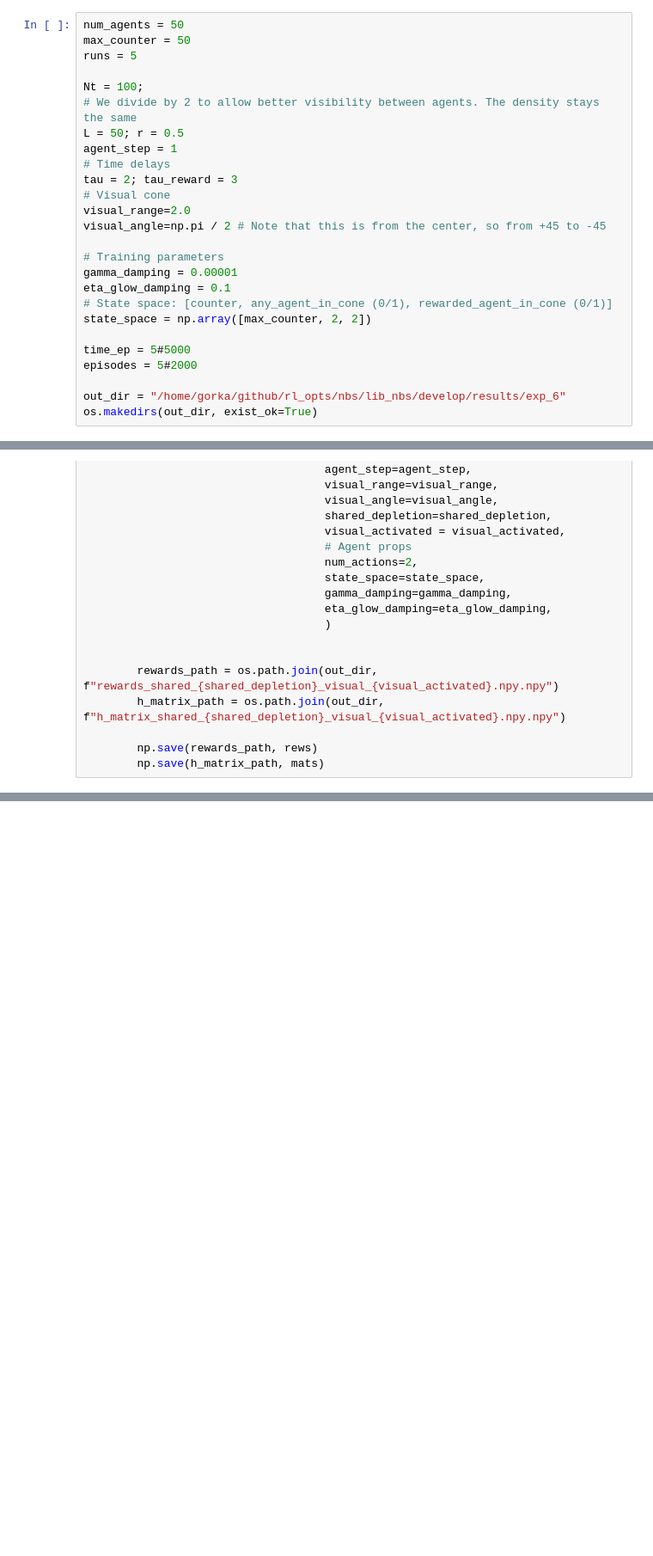
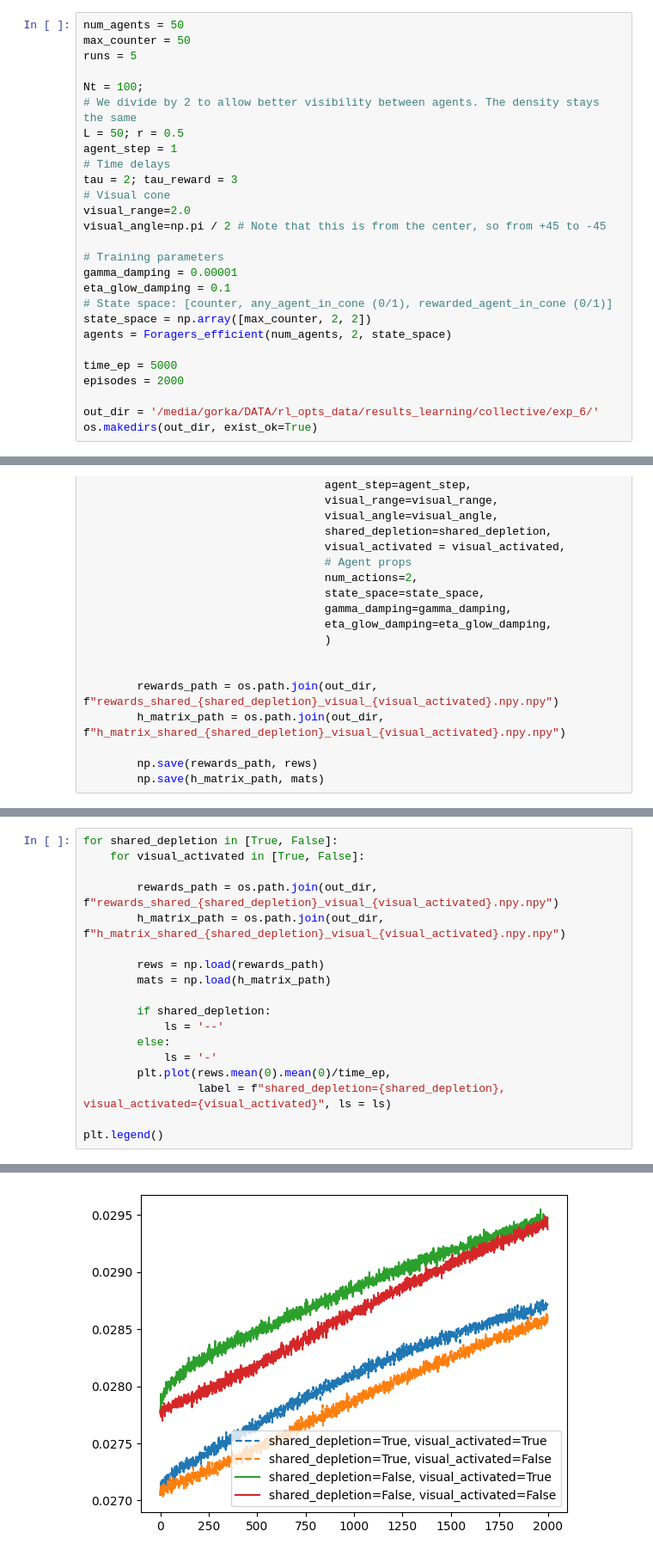
Before and after one commit to gorkamunoz/rl_opts, a Jupyter notebook: nbs/lib_nbs/develop/collective.ipynb, the cells around one changed output, grey strips where cells are left out. Shown at 86% size. Saved outputs shown, nothing was run; the diff lists cells and outputs as text; blank space fills up the shorter version.

```diff
--- a/nbs/lib_nbs/develop/collective.ipynb
+++ b/nbs/lib_nbs/develop/collective.ipynb
@@ -2104,11 +2101,12 @@ gamma_damping = 0.00001
 eta_glow_damping = 0.1
 # State space: [counter, any_agent_in_cone (0/1), rewarded_agent_in_cone (0/1)]
 state_space = np.array([max_counter, 2, 2])
+agents = Foragers_efficient(num_agents, 2, state_space)
 
-time_ep = 5#5000
-episodes = 5#2000
+time_ep = 5000
+episodes = 2000
 
-out_dir = "/home/gorka/github/rl_opts/nbs/lib_nbs/develop/results/exp_6"
+out_dir = '/media/gorka/DATA/rl_opts_data/results_learning/collective/exp_6/'
 os.makedirs(out_dir, exist_ok=True)
 # %%
 
@@ -2145,0 +2174,19 @@ for shared_depletion in [True, False]:
+# %%
+for shared_depletion in [True, False]:
+    for visual_activated in [True, False]:
+
+        rewards_path = os.path.join(out_dir, f"rewards_shared_{shared_depletion}_visual_{visual_activated}.npy.npy")
+        h_matrix_path = os.path.join(out_dir, f"h_matrix_shared_{shared_depletion}_visual_{visual_activated}.npy.npy")
+
+        rews = np.load(rewards_path)
+        mats = np.load(h_matrix_path)
+
+        if shared_depletion:
+            ls = '--'
+        else:
+            ls = '-'
+        plt.plot(rews.mean(0).mean(0)/time_ep,
+                 label = f"shared_depletion={shared_depletion}, visual_activated={visual_activated}", ls = ls)
+
+plt.legend()
+# %% [output]
@@ -2145,0 +2194 @@ for shared_depletion in [True, False]:
+[figure, added]
```
Also changed, not shown: parts of 27 cells of this notebook, 6 other files.
